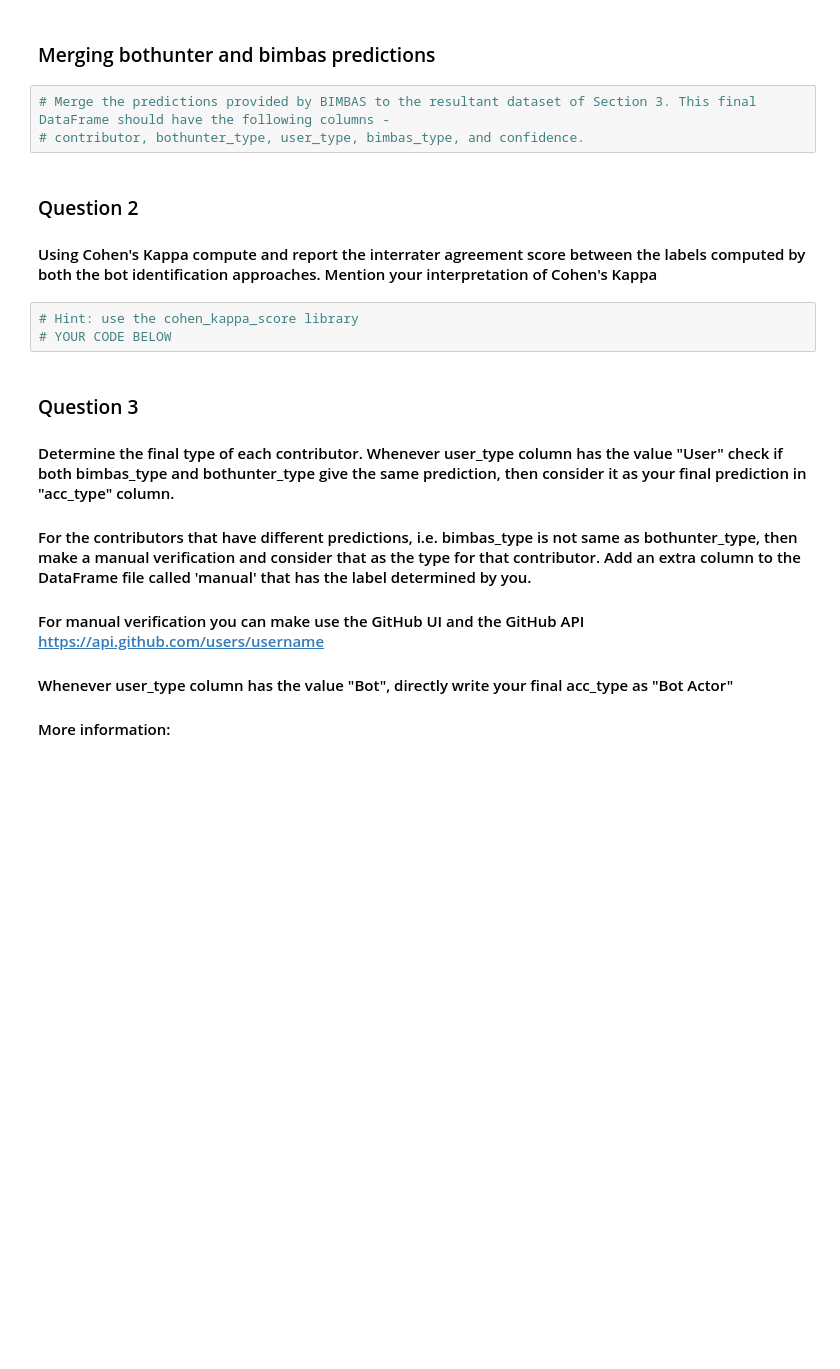
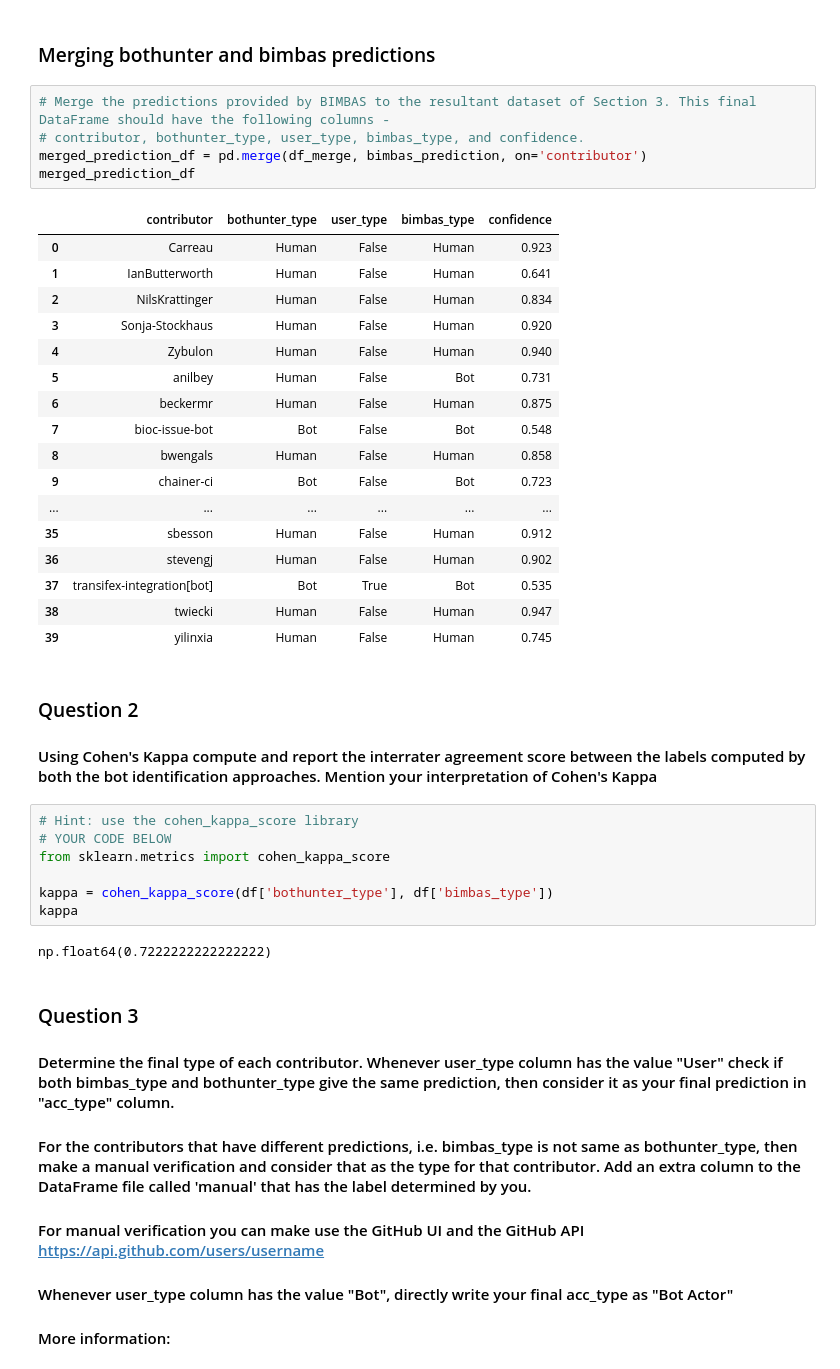
Before and after one commit to Shuu2806/Software_Evolution_TP_bots, a Jupyter notebook: TP_bots_template.ipynb, the cells around one changed output. Cells and saved outputs as stored; diff of their text form; blank space fills up the shorter version.

```diff
--- a/TP_bots_template.ipynb
+++ b/TP_bots_template.ipynb
@@ -251,12 +301,38 @@ def execute_bimbas(contributors_list, selected_events):
 # %%
 # Merge the predictions provided by BIMBAS to the resultant dataset of Section 3. This final DataFrame should have the following columns -
 # contributor, bothunter_type, user_type, bimbas_type, and confidence.
+merged_prediction_df = pd.merge(df_merge, bimbas_prediction, on='contributor')
+merged_prediction_df
+# %% [output]
+|  | contributor | bothunter_type | user_type | bimbas_type | confidence |
+| 0 | Carreau | Human | False | Human | 0.923 |
+| 1 | IanButterworth | Human | False | Human | 0.641 |
+| 2 | NilsKrattinger | Human | False | Human | 0.834 |
+| 3 | Sonja-Stockhaus | Human | False | Human | 0.920 |
+| 4 | Zybulon | Human | False | Human | 0.940 |
+| 5 | anilbey | Human | False | Bot | 0.731 |
+| 6 | beckermr | Human | False | Human | 0.875 |
+| 7 | bioc-issue-bot | Bot | False | Bot | 0.548 |
+| 8 | bwengals | Human | False | Human | 0.858 |
+| 9 | chainer-ci | Bot | False | Bot | 0.723 |
+| ... | ... | ... | ... | ... | ... |
+| 35 | sbesson | Human | False | Human | 0.912 |
+| 36 | stevengj | Human | False | Human | 0.902 |
+| 37 | transifex-integration[bot] | Bot | True | Bot | 0.535 |
+| 38 | twiecki | Human | False | Human | 0.947 |
+| 39 | yilinxia | Human | False | Human | 0.745 |
 # %% [markdown]
 ### Question 2
 #### Using Cohen's Kappa compute and report the interrater agreement score between the labels computed by both the bot identification approaches. Mention your interpretation of Cohen's Kappa
 # %%
 # Hint: use the cohen_kappa_score library
 # YOUR CODE BELOW
+from sklearn.metrics import cohen_kappa_score
+
+kappa = cohen_kappa_score(df['bothunter_type'], df['bimbas_type'])
+kappa
+# %% [output]
+np.float64(0.7222222222222222)
 # %% [markdown]
 ### Question 3
 #### Determine the final type of each contributor. Whenever user_type column has the value "User" check if both bimbas_type and bothunter_type give the same prediction, then consider it as your final prediction in "acc_type" column.
```
Also changed, not shown: parts of 6 cells of this notebook.
